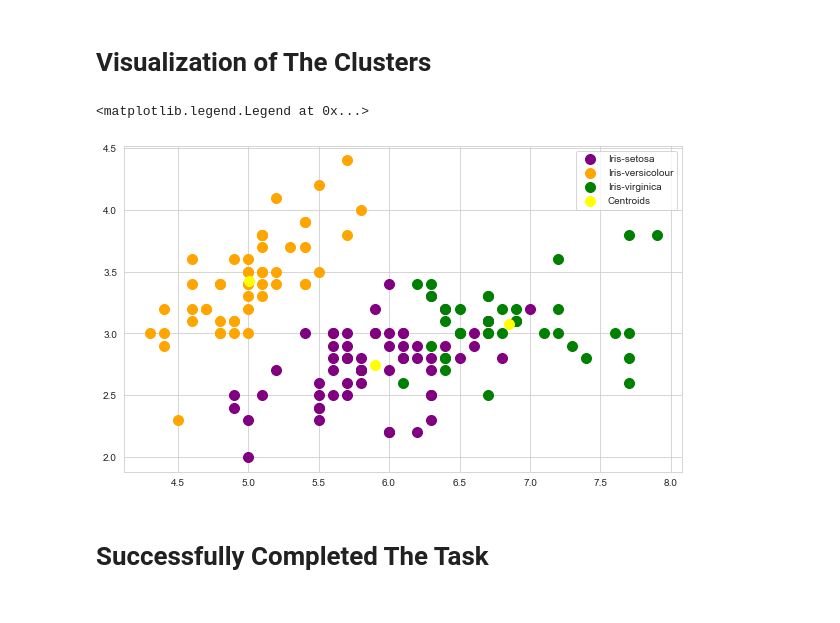
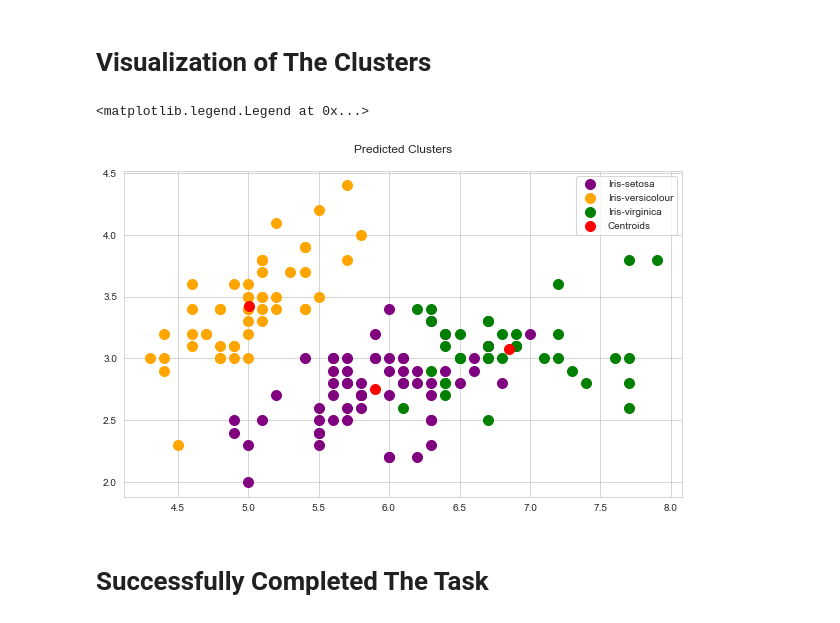
Before and after one commit to ShibbirAhmadCSE/Data-Science-and-Business-Analytics-Projects, a Jupyter notebook: Task-02 - Prediction using Unsupervised ML/DSBA Task-02.ipynb, the cells around one changed output. Drawn from its saved outputs; the diff is of its cells as text; code cells hidden in the pictures.

```diff
--- a/Task-02 - Prediction using Unsupervised ML/DSBA Task-02.ipynb
+++ b/Task-02 - Prediction using Unsupervised ML/DSBA Task-02.ipynb
@@ -35,0 +53,6 @@ iris.head()
+# %%
+#drop duplicate rows
+
+iris.drop_duplicates(inplace=True)
+
+iris.shape[0] #shows number of rows. similarly iris.shape[1] shows will show number of columns
@@ -67,20 +95,21 @@ y_kmeans = kmeans.fit_predict(x)
 # Visualization of The Clusters
 # %%
 plt.figure(figsize=(10,6))
+plt.title("Predicted Clusters\n")
 plt.scatter(x[y_kmeans == 0, 0], x[y_kmeans == 0, 1],
             s = 100, c = 'purple', label = 'Iris-setosa')
 plt.scatter(x[y_kmeans == 1, 0], x[y_kmeans == 1, 1],
             s = 100, c = 'orange', label = 'Iris-versicolour')
 plt.scatter(x[y_kmeans == 2, 0], x[y_kmeans == 2, 1],
             s = 100, c = 'green', label = 'Iris-virginica')
 
 # Plotting the centroids of the clusters
 plt.scatter(kmeans.cluster_centers_[:, 0], kmeans.cluster_centers_[:,1],
-            s = 100, c = 'yellow', label = 'Centroids')
+            s = 100, c = 'red', label = 'Centroids')
 
 plt.legend()
 # %% [output]
 <matplotlib.legend.Legend at 0x...>
-[figure, old version]
+[figure, new version]
 # %% [markdown]
 # Successfully Completed The Task
```
Also changed, not shown: parts of 8 cells of this notebook.
